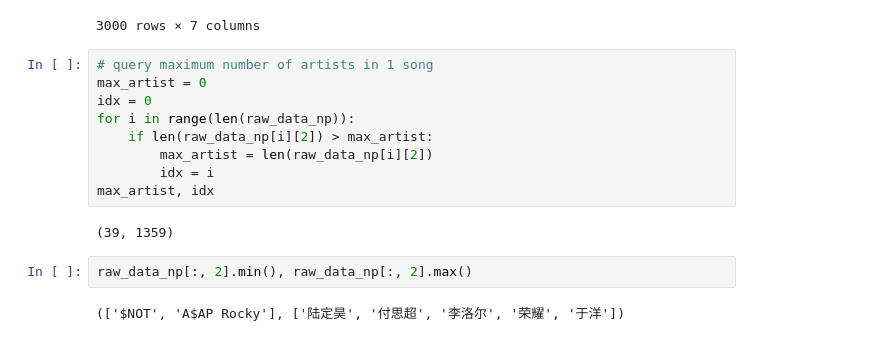
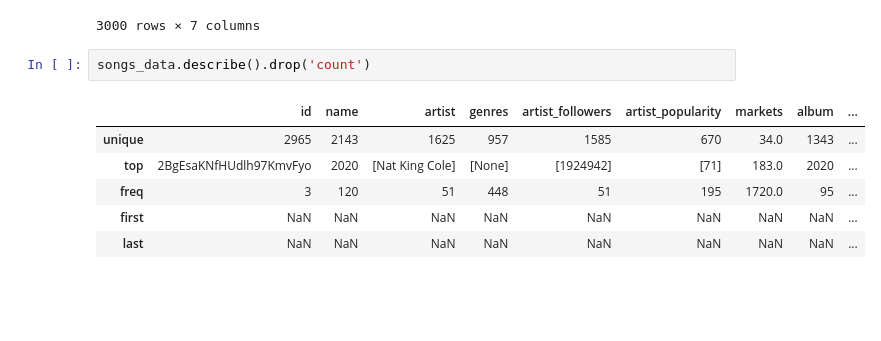
Before and after one commit to quytrungg/Final_Project_CSC14119, a Jupyter notebook: songs_data_exploration.ipynb, the cells around one changed output. Drawn from its saved outputs; the diff is of its cells as text; blank space fills up the shorter version.

```diff
--- a/songs_data_exploration.ipynb
+++ b/songs_data_exploration.ipynb
@@ -191,18 +162,12 @@ model_data
 | 2998 | 1286591 | 64 | 183 | 43 | 141008 | 0 | 33 |
 | 2999 | 56799 | 54 | 183 | 34 | 210000 | 0 | 33 |
 3000 rows × 7 columns
-# %%
-# query maximum number of artists in 1 song
-max_artist = 0
-idx = 0
-for i in range(len(raw_data_np)):
-    if len(raw_data_np[i][2]) > max_artist:
-        max_artist = len(raw_data_np[i][2])
-        idx = i
-max_artist, idx
-# %% [output]
-(39, 1359)
-# %%
-raw_data_np[:, 2].min(), raw_data_np[:, 2].max()
-# %% [output]
-(['$NOT', 'A$AP Rocky'], ['陆定昊', '付思超', '李洛尔', '荣耀', '于洋'])
+# %%
+songs_data.describe().drop('count')
+# %% [output]
+|  | id | name | artist | genres | artist_followers | artist_popularity | markets | album | ... |
+| unique | 2965 | 2143 | 1625 | 957 | 1585 | 670 | 34.0 | 1343 | ... |
+| top | 2BgEsaKNfHUdlh97KmvFyo | 2020 | [Nat King Cole] | [None] | [1924942] | [71] | 183.0 | 2020 | ... |
+| freq | 3 | 120 | 51 | 448 | 51 | 195 | 1720.0 | 95 | ... |
+| first | NaN | NaN | NaN | NaN | NaN | NaN | NaN | NaN | ... |
+| last | NaN | NaN | NaN | NaN | NaN | NaN | NaN | NaN | ... |
```
Also changed, not shown: parts of 9 cells of this notebook, 1 other file.
